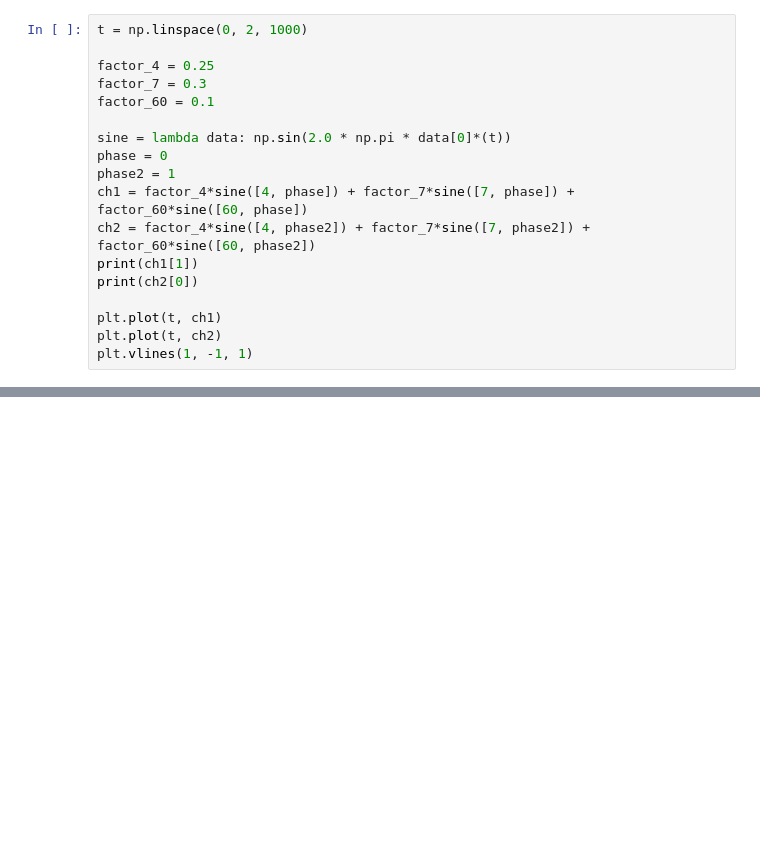
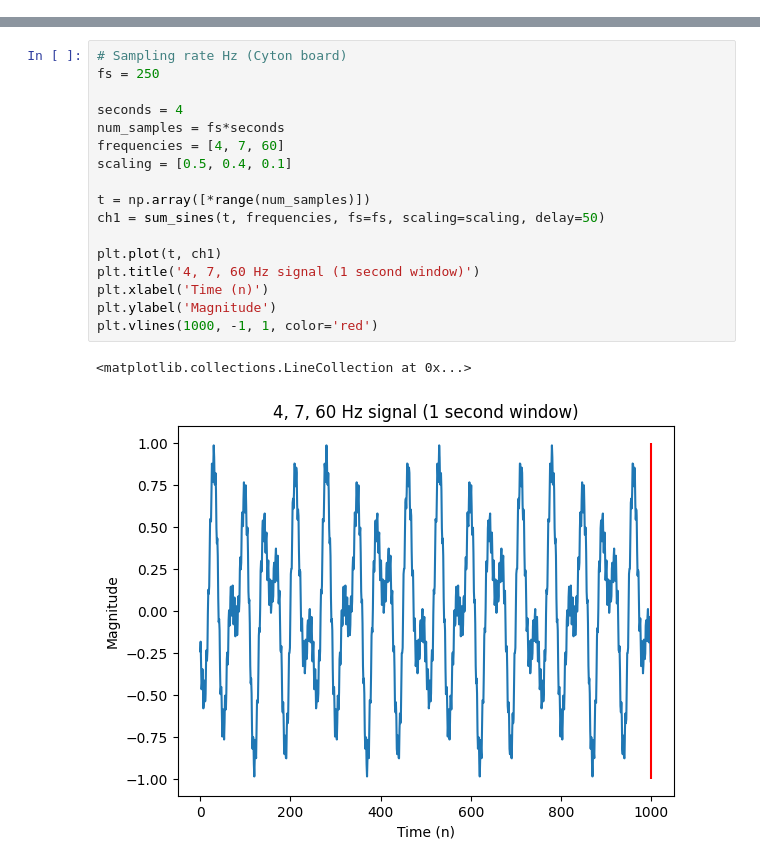
Before and after one commit to LeouYing/BCI-Project, a Jupyter notebook: lsl/generate.ipynb, the cells around one changed output, grey strips where cells are left out. Saved outputs shown, nothing was run; the diff lists cells and outputs as text; blank space fills up the shorter version.

```diff
--- a/lsl/generate.ipynb
+++ b/lsl/generate.ipynb
@@ -7,18 +7,0 @@ import matplotlib.pyplot as plt
-# %%
-t = np.linspace(0, 2, 1000)
-
-factor_4 = 0.25
-factor_7 = 0.3
-factor_60 = 0.1
-
-sine = lambda data: np.sin(2.0 * np.pi * data[0]*(t))
-phase = 0
-phase2 = 1
-ch1 = factor_4*sine([4, phase]) + factor_7*sine([7, phase]) + factor_60*sine([60, phase])
-ch2 = factor_4*sine([4, phase2]) + factor_7*sine([7, phase2]) + factor_60*sine([60, phase2])
-print(ch1[1])
-print(ch2[0])
-
-plt.plot(t, ch1)
-plt.plot(t, ch2)
-plt.vlines(1, -1, 1)
@@ -29,0 +45,20 @@ plt.vlines(1, -1, 1)
+# %%
+# Sampling rate Hz (Cyton board)
+fs = 250
+
+seconds = 4
+num_samples = fs*seconds
+frequencies = [4, 7, 60]
+scaling = [0.5, 0.4, 0.1]
+
+t = np.array([*range(num_samples)])
+ch1 = sum_sines(t, frequencies, fs=fs, scaling=scaling, delay=50)
+
+plt.plot(t, ch1)
+plt.title('4, 7, 60 Hz signal (1 second window)')
+plt.xlabel('Time (n)')
+plt.ylabel('Magnitude')
+plt.vlines(1000, -1, 1, color='red')
+# %% [output]
+<matplotlib.collections.LineCollection at 0x...>
+[figure, added]
```
Also changed, not shown: parts of 5 cells of this notebook, 1 other file.
